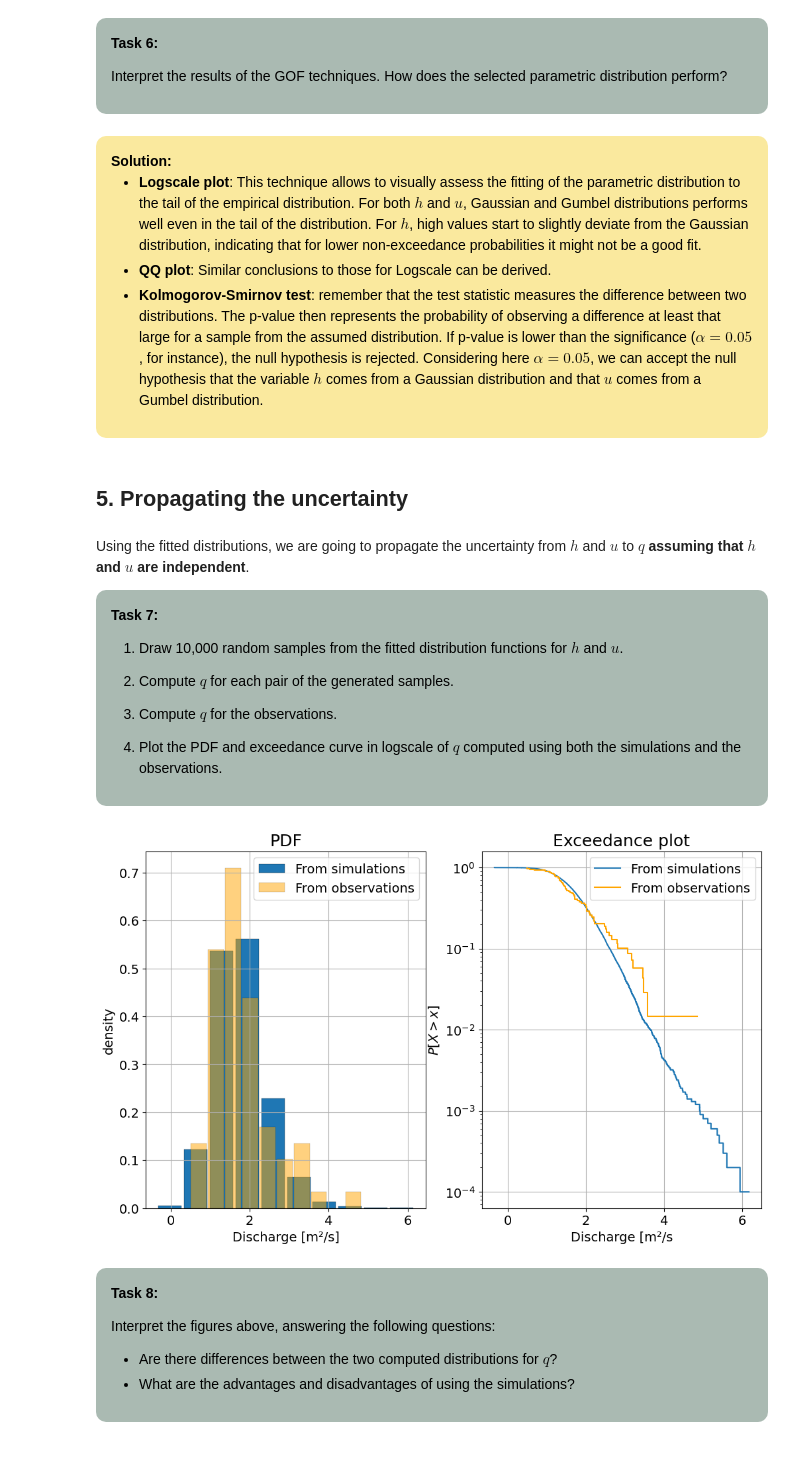
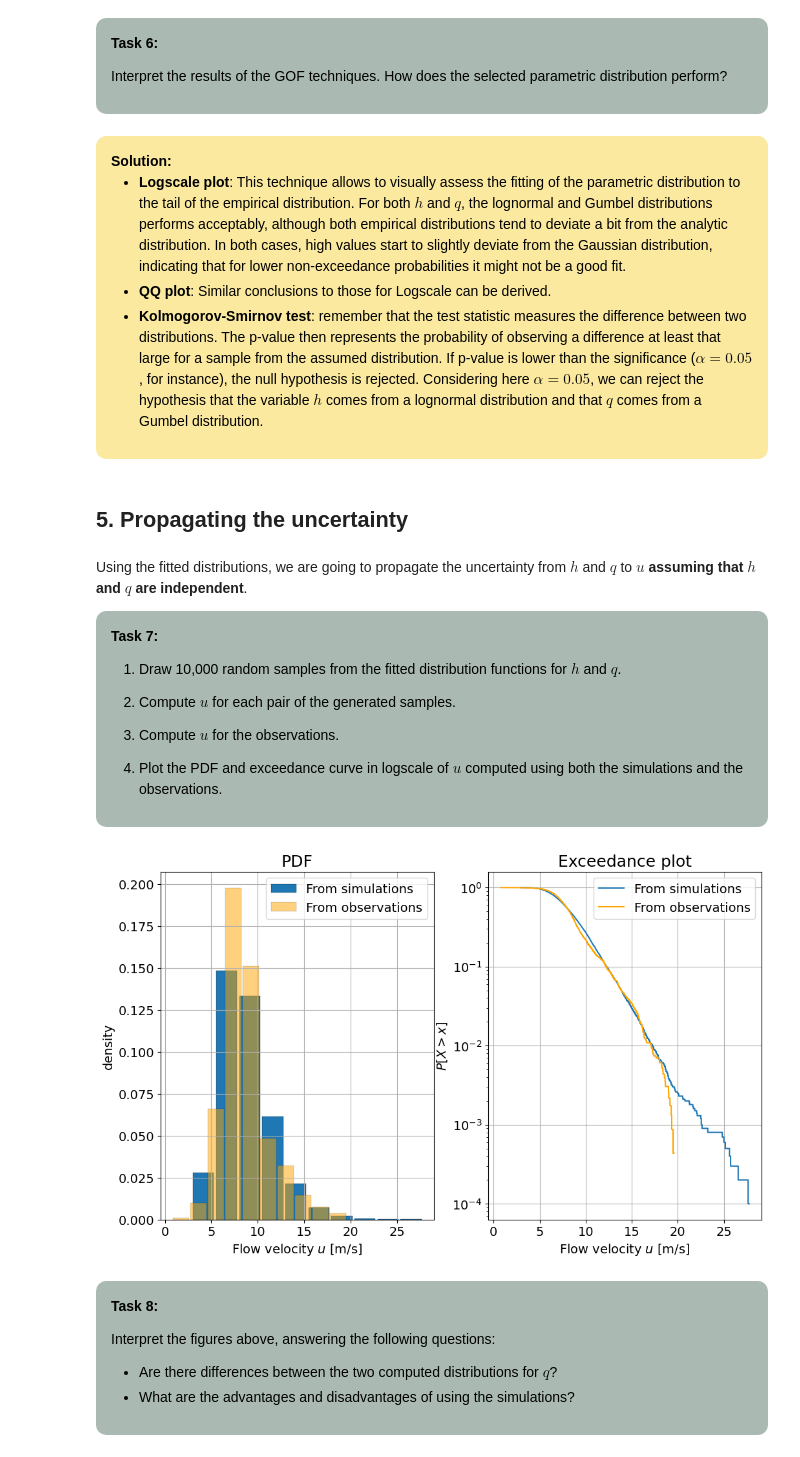
Before and after one commit to MUDE-2025/GA1.4, a Jupyter notebook: 03 Discharge/03_analysis_discharge.ipynb, the cells around one changed output. Cells and saved outputs as stored; diff of their text form; code cells hidden in the pictures.

```diff
--- a/03 Discharge/03_analysis_discharge.ipynb
+++ b/03 Discharge/03_analysis_discharge.ipynb
@@ -46,18 +56,21 @@ The first step in the analysis is exploring the data, visually and through stati
 Tip: In the workshop files, you have used the pandas `.describe()` function to obtain the statistics of a data vector. `scipy.stats` has a similar function.
 # %%
 # Import the data from the .csv file
-h, u = np.genfromtxt('dataset_hu.csv', delimiter=",", unpack=True, skip_header=True)
+#h, u = np.genfromtxt('dataset_hu.csv', delimiter=",", unpack=True, skip_header=True)
+h, q = np.genfromtxt('dataset_thames.csv', delimiter=",", unpack=True, skip_header=True)
 
-# Plot the time series for the number of heavy vehicles H
+# Plot the time series for the water depth
 fig, ax = plt.subplots(2, 1, figsize=(10, 7), layout = 'constrained')
 ax[0].plot(h,'k')
 ax[0].set_xlabel('Time')
 ax[0].set_ylabel('Water depth $h$ [m]')
 ax[0].grid()
 
-# Plot the time series for the number of cars C
-ax[1].plot(u,'k')
+# Plot the time series for the flow rate
+ax[1].plot(q,'k')
 ax[1].set_xlabel('Time')
-ax[1].set_ylabel('Water velocity $u$ [m/s]')
+ax[1].set_ylabel('Flow rate $q$ [m³/s]')
 ax[1].grid()
+
+print(np.where(np.isnan(h)))
 # %% [output]
@@ -177,8 +191,8 @@ Fit the selected distributions to the observations using MLE.
 
 Hint: Use [Scipy](https://docs.scipy.org/doc/scipy/reference/stats.html)'s built-in functions (be careful with the parameter definitions!).
 # %%
-params_h = stats.norm.fit(h)
-params_u = stats.gumbel_r.fit(u)
+params_h = stats.lognorm.fit(h)
+params_q = stats.gumbel_r.fit(q)
 # %% [markdown]
 ## 4. Assessing goodness of fit
 # %% [markdown]
@@ -265,62 +279,62 @@ Interpret the results of the GOF techniques. How does the selected parametric di
 <div style="background-color:#FAE99E; color: black; width:95%; vertical-align: middle; padding:15px; margin: 10px; border-radius: 10px">
     <b>Solution:</b>
 
-- <b>Logscale plot</b>: This technique allows to visually assess the fitting of the parametric distribution to the tail of the empirical distribution. For both $h$ and $u$, Gaussian and Gumbel distributions performs well even in the tail of the distribution. For $h$, high values start to slightly deviate from the Gaussian distribution, indicating that for lower non-exceedance probabilities it might not be a good fit. </li>
+- <b>Logscale plot</b>: This technique allows to visually assess the fitting of the parametric distribution to the tail of the empirical distribution. For both $h$ and $q$, the lognormal and Gumbel distributions performs acceptably, although both empirical distributions tend to deviate a bit from the analytic distribution. In both cases, high values start to slightly deviate from the Gaussian distribution, indicating that for lower non-exceedance probabilities it might not be a good fit. </li>
 - <b>QQ plot</b>: Similar conclusions to those for Logscale can be derived.</li>
-- <b>Kolmogorov-Smirnov test</b>: remember that the test statistic measures the difference between two distributions. The p-value then represents the probability of observing a difference at least that large for a sample from the assumed distribution. If p-value is lower than the significance ($\alpha=0.05$, for instance), the null hypothesis is rejected. Considering here $\alpha=0.05$, we can accept the null hypothesis that the variable $h$ comes from a Gaussian distribution and that $u$ comes from a Gumbel distribution.</li>
+- <b>Kolmogorov-Smirnov test</b>: remember that the test statistic measures the difference between two distributions. The p-value then represents the probability of observing a difference at least that large for a sample from the assumed distribution. If p-value is lower than the significance ($\alpha=0.05$, for instance), the null hypothesis is rejected. Considering here $\alpha=0.05$, we can reject the hypothesis that the variable $h$ comes from a lognormal distribution and that $q$ comes from a Gumbel distribution.</li>
 </div>
 # %% [markdown]
 ## 5. Propagating the uncertainty
 # %% [markdown]
-Using the fitted distributions, we are going to propagate the uncertainty from $h$ and $u$ to $q$ **assuming that $h$ and $u$ are independent**.
+Using the fitted distributions, we are going to propagate the uncertainty from $h$ and $q$ to $u$ **assuming that $h$ and $q$ are independent**.
 
 <div style="background-color:#AABAB2; color: black; width:95%; vertical-align: middle; padding:15px; margin: 10px; border-radius: 10px">
 <p>
 <b>Task 7:</b>
 
-1. Draw 10,000 random samples from the fitted distribution functions for $h$ and $u$.
+1. Draw 10,000 random samples from the fitted distribution functions for $h$ and $q$.
 
-2. Compute $q$ for each pair of the generated samples.
+2. Compute $u$ for each pair of the generated samples.
 
-3. Compute $q$ for the observations.
+3. Compute $u$ for the observations.
 
-4. Plot the PDF and exceedance curve in logscale of $q$ computed using both the simulations and the observations.
+4. Plot the PDF and exceedance curve in logscale of $u$ computed using both the simulations and the observations.
 </p>
 </div>
 # %%
 # Here, the solution is shown for the Lognormal distribution
 
 # Draw random samples
-rs_h = stats.norm.rvs(*params_h, size = 10000)
-rs_u = stats.gumbel_r.rvs(*params_u, size = 10000)
+rs_h = stats.lognorm.rvs(*params_h, size = 10000)
+rs_q = stats.gumbel_r.rvs(*params_q, size = 10000)
 
-# Compute Fh
-rs_q = rs_h * rs_u
+# Compute u
+rs_u = rs_q / rs_h / 95
 
 # Repeat for observations
-q = h * u
+u = q / h / 95
 
 # Plot the PDF and the CDF
 fig, axes = plt.subplots(1, 2, figsize=(12, 7))
 axes[0].hist(rs_q, edgecolor='k', linewidth=0.2, density = True, label = 'From simulations', bins = 10, rwidth = 0.9)
 axes[0].hist(q, edgecolor='k', facecolor = 'orange', alpha = 0.5, linewidth=0.2, bins = 10, rwidth = 0.9,
              density = True, label = 'From observations')
-axes[0].set_xlabel('Discharge [m²/s]')
+axes[0].set_xlabel('Flow velocity $u$ [m/s]')
 axes[0].set_ylabel('density')
 axes[0].set_title('PDF', fontsize=18)
 axes[0].legend()
 axes[0].grid()
 
 axes[1].step(ecdf(rs_q)[1], 1-ecdf(rs_q)[0], label = 'From simulations')
 axes[1].step(ecdf(q)[1], 1-ecdf(q)[0], color = 'orange', label = 'From observations')
-axes[1].set_xlabel('Discharge [m²/s')
+axes[1].set_xlabel('Flow velocity $u$ [m/s]')
 axes[1].set_ylabel('${P[X > x]}$')
 axes[1].set_title('Exceedance plot', fontsize=18)
 axes[1].set_yscale('log')
 axes[1].legend()
 axes[1].grid()
 # %% [output]
-[figure, old version]
+[figure, new version]
 # %% [markdown]
 <div style="background-color:#AABAB2; color: black; width:95%; vertical-align: middle; padding:15px; margin: 10px; border-radius: 10px">
 <p>
```
Also changed, not shown: parts of 18 cells of this notebook, 2 other files.
